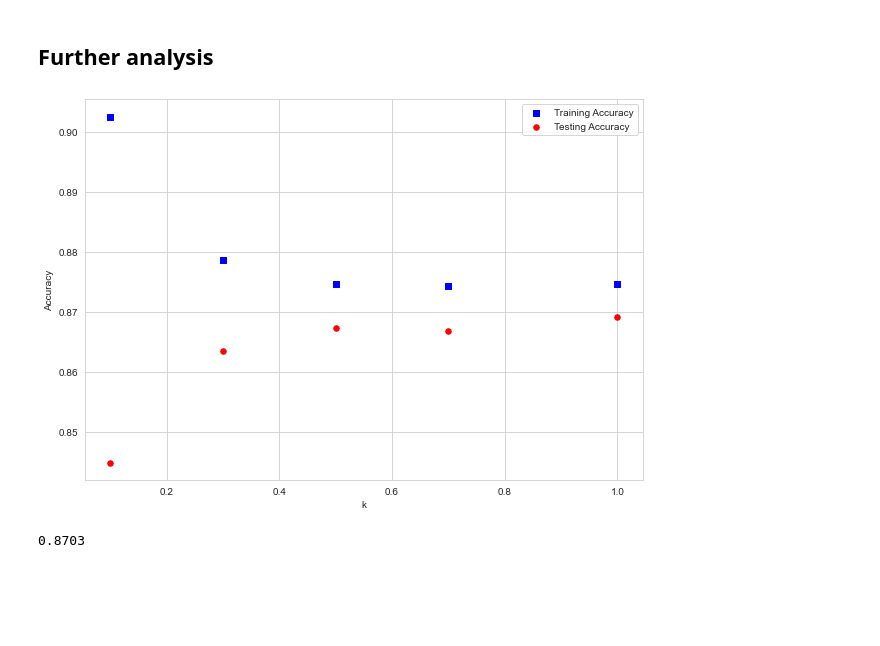
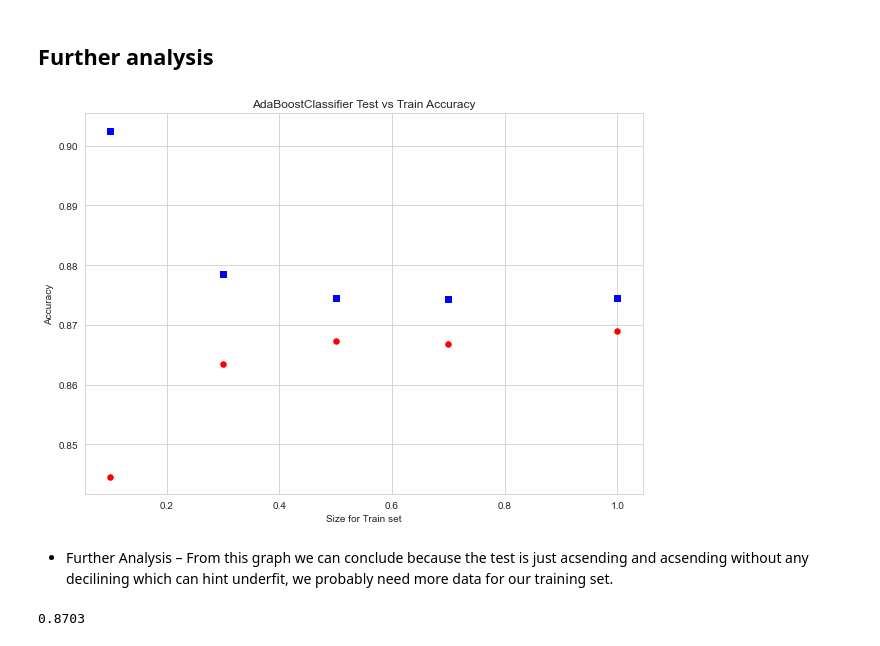
Before and after one commit to galborn/Predict_over_50k, a Jupyter notebook: predict_over_50k.ipynb, the cells around one changed output. Saved outputs shown, nothing was run; the diff lists cells and outputs as text; code cells hidden in the pictures; blank space fills up the shorter version.

```diff
--- a/predict_over_50k.ipynb
+++ b/predict_over_50k.ipynb
@@ -664,10 +707,3 @@ plt.title('Feature Importance of Random Forest Tree')
 # %% [output]
 Text(0.5, 1.0, 'Feature Importance of Random Forest Tree')
 [figure]
-# %%
-## Best algorithm
-clf = DecisionTreeClassifier(random_state=0, max_depth=2)
-clf = AdaBoostClassifier(base_estimator=clf, n_estimators=100, random_state=0)
-clf.fit(encoded_train, y_train)
-
-y_pred = clf.predict(encoded_test)
@@ -675,6 +713,10 @@ y_pred = clf.predict(encoded_test)
 import matplotlib.pyplot as plt
 from sklearn.datasets import make_classification
 from sklearn.metrics import confusion_matrix, ConfusionMatrixDisplay, classification_report
+ada_2 = DecisionTreeClassifier(max_depth=2)
+ada_2 = AdaBoostClassifier(base_estimator=ada_2, n_estimators=100, random_state=0)
+ada_2.fit(encoded_train, y_train)
+y_pred = ada_2.predict(encoded_test)
 cm = confusion_matrix(y_test, y_pred, labels=clf.classes_)
 disp = ConfusionMatrixDisplay(confusion_matrix=cm,
                            display_labels=clf.classes_)
@@ -685,0 +780,22 @@ plt.show()
+# %%
+clf = DecisionTreeClassifier(random_state=0, max_depth=2)
+
+clf = AdaBoostClassifier(base_estimator=clf)
+
+params = [{'n_estimators': [50,200,500,700],
+         'learning_rate': [0.05,0.1,0.5,0.7],
+         'algorithm': ['SAMME', 'SAMME.R'],
+
+          }]
+
+gs_ada = GridSearchCV(clf,
+                      param_grid=params,
+                      scoring='accuracy',
+                      cv=3)
+
+gs_ada.fit(encoded_train, y_train)
+y_pred = gs_dtc.predict(encoded_test)
+
+print(gs_ada.best_params_)
+print(gs_ada.best_score_)
+print(accuracy_score(y_test, y_pred))
@@ -688,21 +831,28 @@ plt.show()
 # %%
 fracs = [0.1, 0.3, 0.5, 0.7, 1]
 sizes = [int(frac*len(encoded_train)) for frac in fracs]
 train_acc = []
 test_acc = []
 for size in sizes:
     X_train_frac = encoded_train.head(size)
     y_train_frac = y_train.head(size)
     clf.fit(X_train_frac, y_train_frac)
 
     train_acc.append(get_score(clf, X_train_frac, y_train_frac))
     test_acc.append(get_score(clf, encoded_test, y_test))
 
-    models = model_test(models, clf, get_score(clf, encoded_test, y_test))
+    models.append({
+        'model_name': (get_name(clf)) + " Train Size=" +str(size/len(encoded_train)),
+        'test_acc': get_score(clf, encoded_test, y_test),
 
-plot_test_train(fracs, test_acc, train_acc)
+        }
+        )
+
+plot_test_train(fracs, test_acc, train_acc, clf, knn=None)
 # %% [output]
-[figure, old version]
+[figure, new version]
+# %% [markdown]
+-	Further Analysis – From this graph we can conclude because the test is just acsending and acsending without any decilining which can hint underfit, we probably need more data for our training set.
 # %%
 ada_1 = DecisionTreeClassifier(max_depth=1)
 ada_1 = AdaBoostClassifier(base_estimator=ada_1, n_estimators=100, random_state=0)
```
Also changed, not shown: parts of 34 cells of this notebook.
